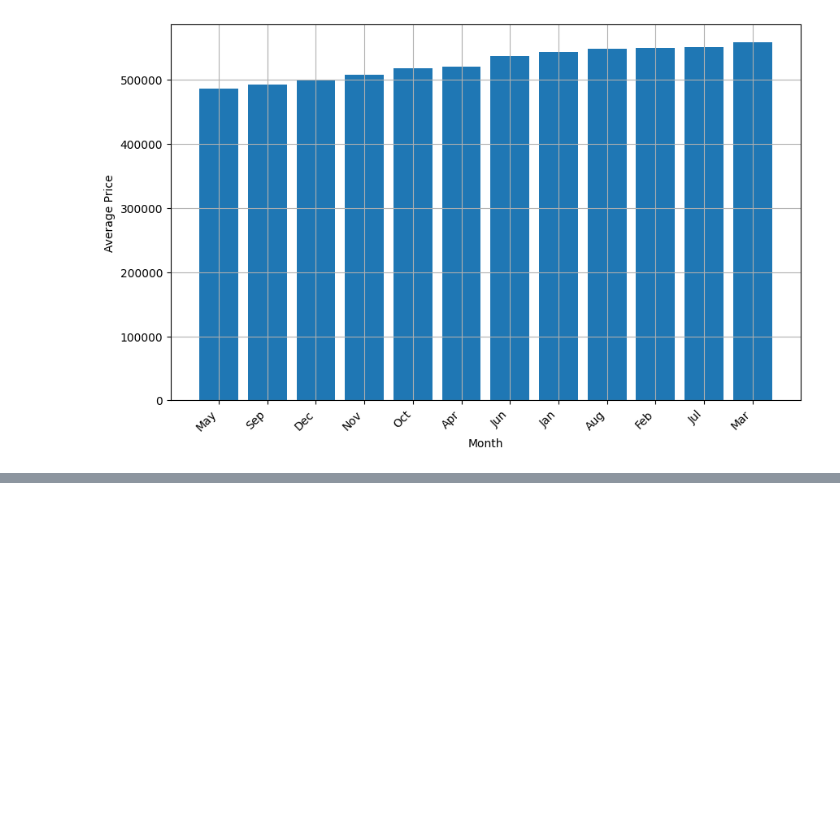
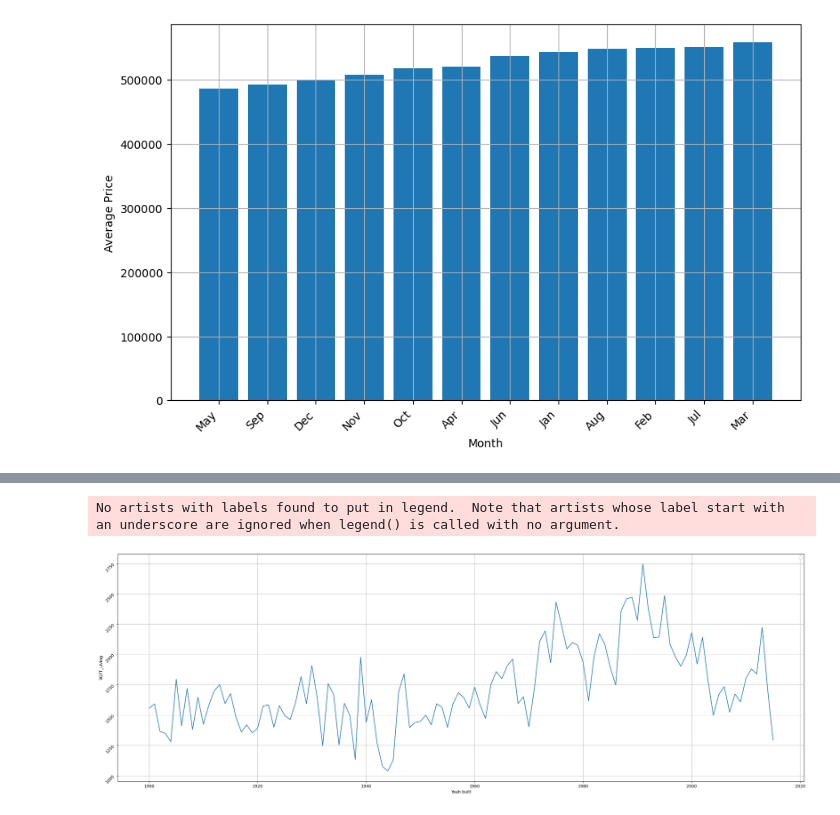
Before and after one commit to Riael42/NS-DS-EDA-Project, a Jupyter notebook: EDA.ipynb, the cells around one changed output, grey strips where cells are left out. Drawn from its saved outputs; the diff is of its cells as text; code cells hidden in the pictures; blank space fills up the shorter version.

```diff
--- a/EDA.ipynb
+++ b/EDA.ipynb
@@ -430,0 +481,25 @@ plt.show()
+# %%
+avg_houses = scatter_houses[scatter_houses["bedrooms"].isin([2, 3])]
+tar_years = houses_rec["yr_built"].to_numpy()
+tar_price = houses_rec["sqft_living"].to_numpy().astype(int)
+average_prices = avg_houses.groupby('yr_built')['sqft_living'].mean()
+plt.figure(figsize=(30,10))
+years = average_prices.index.to_numpy()
+avg_prices = average_prices.to_numpy().astype(int)
+plt.plot(years, avg_prices)
+
+#colors = ["red", "blue", "green"]
+
+#for i in range(len(tar_years)):
+ #   plt.scatter(tar_years[i], tar_price[i], marker='o', color=colors[i], label=f'House ID: {houses_rec.iloc[i]["house_id"]}')
+
+
+plt.xlabel("Yeah built")
+plt.ylabel("SQFT_Living")
+plt.yticks(rotation=45, ha='right')
+plt.grid(True)
+plt.legend()
+plt.show()
+# %% [output]
+No artists with labels found to put in legend.  Note that artists whose label start with an underscore are ignored when legend() is called with no argument.
+[figure, added]
```
Also changed, not shown: parts of 5 cells of this notebook.
